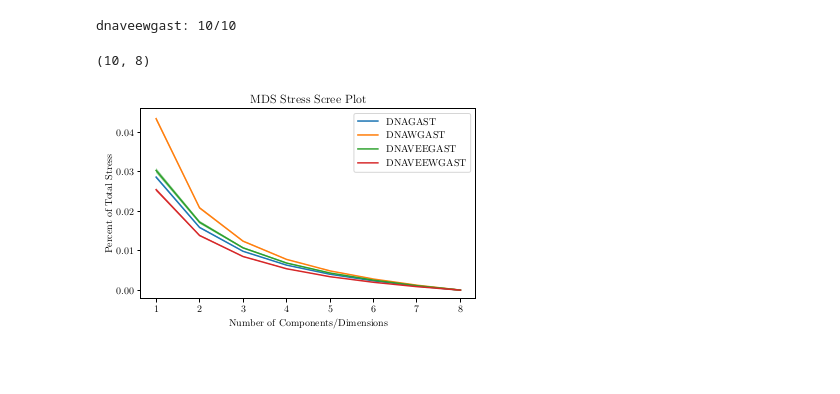
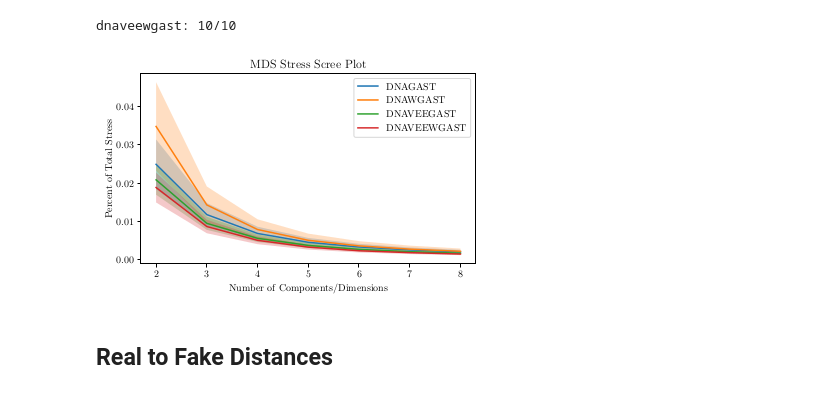
Before and after one commit to DLii-Research/setbert, a Jupyter notebook: notebooks/DNAGAST Results.ipynb, the cells around one changed output. Saved outputs shown, nothing was run; the diff lists cells and outputs as text; code cells hidden in the pictures; blank space fills up the shorter version.

```diff
--- a/notebooks/DNAGAST Results.ipynb
+++ b/notebooks/DNAGAST Results.ipynb
@@ -278,3 +282,12 @@ for i, key in enumerate(models):
+# %%
+from sklearn.manifold import MDS
+def mds_stress_analysis(distance_matrix, dims):
+    stresses = []
+    for d in range(1, dims + 1):
+        mds = MDS(n_components=d, dissimilarity="precomputed")
+        mds.fit(distance_matrix)
+        stresses.append(mds.stress_)
+    return np.array(stresses) / np.sum(stresses)
 # %%
 stresses = {}
 extended_distance_matrices = {}
@@ -283,34 +296,30 @@ for key in models:
     stress_list = []
     for i in range(N):
         print(f"\r{key}: {i+1}/{N}", end="")
-        stress_list.append(mds_stress_analysis(distance_matrices[key][i], dims=dnabert_encoder.base.embed_dim)[1])
+        stress_list.append(mds_stress_analysis(distance_matrices[key][i], dims=dnabert_encoder.base.embed_dim))
     stresses[key] = np.array(stress_list)
 # %% [output]
 dnaveewgast: 10/10
-# %%
-data = np.array(stresses["dnawgast"])
-data.shape
-# %% [output]
-(10, 8)
 # %%
 plt.figure(figsize=(6, 3.5))
 for key, values in stresses.items():
-    x = np.arange(values.shape[-1]) + 1
+    values = values[:, 1:]
+    x = np.arange(values.shape[-1]) + 2
     mean = np.mean(values, axis=0)
     std = np.std(values, axis=0)
 
     ci = 1.96 * std/np.sqrt(N)
 
     plt.plot(x, mean, label=key.upper())
-    plt.fill_between(x, mean - ci, mean + ci, alpha=0.5)
+    plt.fill_between(x, mean - ci, mean + ci, alpha=0.25)
 plt.title("MDS Stress Scree Plot")
 plt.legend()
 plt.xlabel("Number of Components/Dimensions")
 plt.ylabel("Percent of Total Stress")
 plt.savefig("../plots/dnagast_mds_scree.pgf")
 plt.show()
 # %% [output]
-[figure, old version]
+[figure, new version]
 # %%
 def partition_distance_matrix(distance_matrix):
         n = control_subsamples_per_sample
@@ -363,3 +372,5 @@ def compute_spread(distance_matrices):
             fake = fn(fake_to_fake_subsamples)
             results[key].append(real / fake)
     return results
+# %% [markdown]
+## Real to Fake Distances
```
Also changed, not shown: parts of 33 cells of this notebook.
